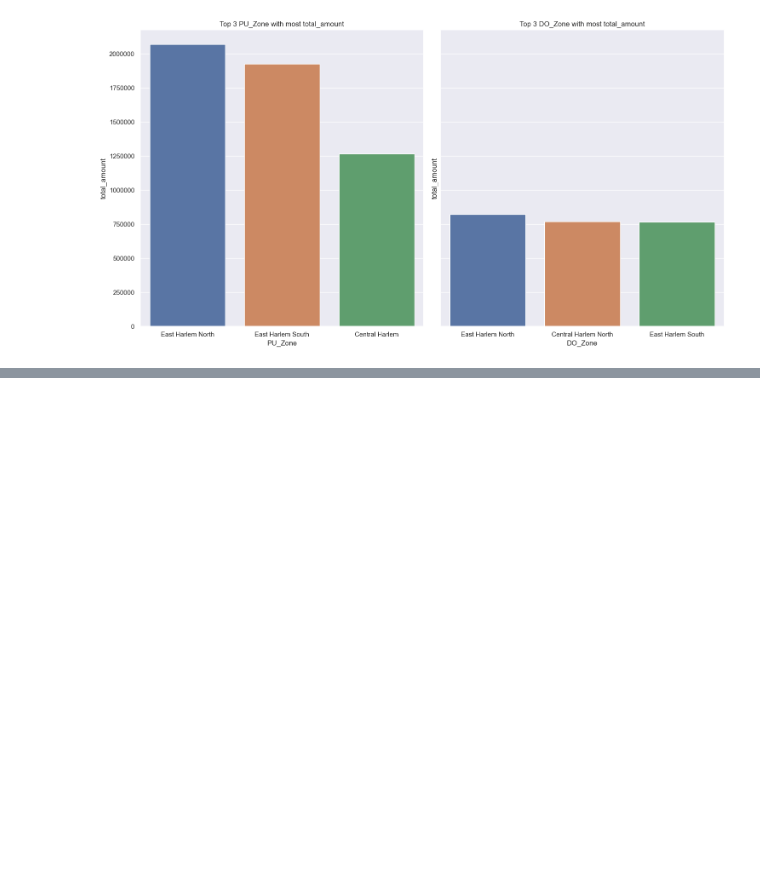
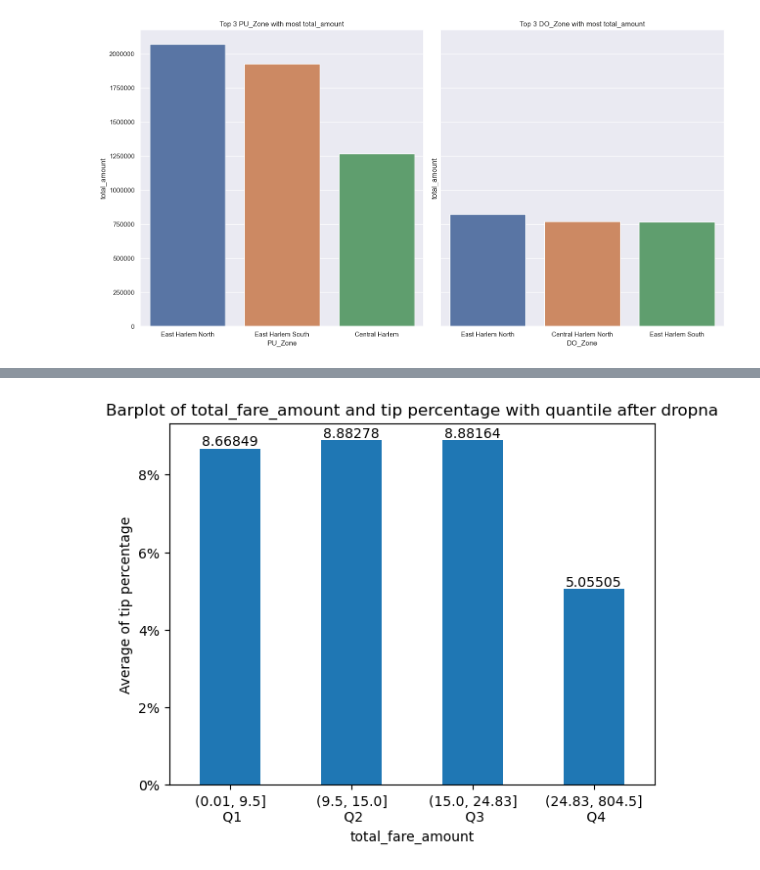
Before and after one commit to VOTUANANH01/Data-Visualize-and-Analysis, a Jupyter notebook: EDA_Bivariate .ipynb, the cells around one changed output, grey strips where cells are left out. Cells and saved outputs as stored; diff of their text form; code cells hidden in the pictures; blank space fills up the shorter version.

```diff
--- a/EDA_Bivariate .ipynb
+++ b/EDA_Bivariate .ipynb
@@ -483,0 +666,4 @@ sumbar(pu="PU_Zone",do="DO_Zone",data=df_step4,y="total_amount",top=3)
+# %%
+barplot_avgtip(x="total_fare_amount",data=avg_tip_per_fare_QR_drop,by="QR",dropna=True)
+# %% [output]
+[figure, added]
```
Also changed, not shown: parts of 56 cells of this notebook, 11 other files.
